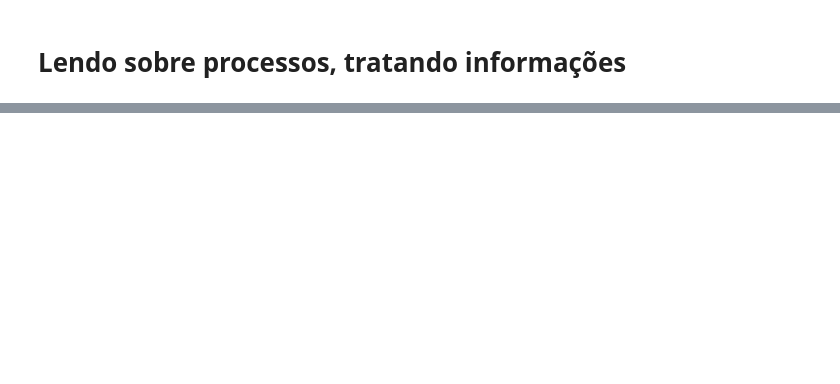
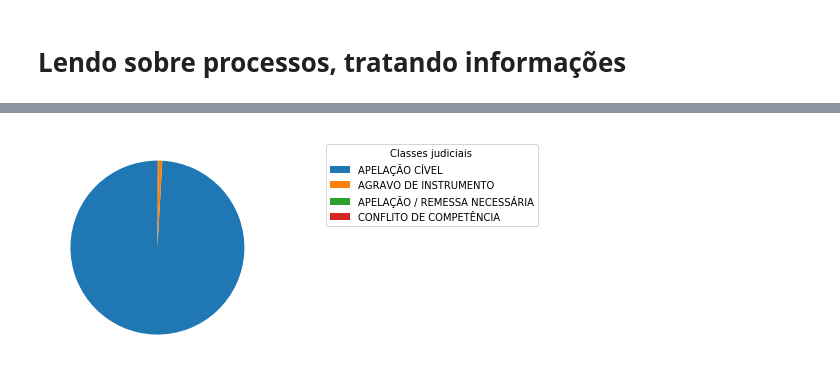
Before and after one commit to hitallow/data-analysis, a Jupyter notebook: PJE/pj3.ipynb, the cells around one changed output, grey strips where cells are left out. Drawn from its saved outputs; the diff is of its cells as text; code cells hidden in the pictures; blank space fills up the shorter version.

```diff
--- a/PJE/pj3.ipynb
+++ b/PJE/pj3.ipynb
@@ -204,0 +244,4 @@ processos.loc[2,'polo_passivo']
+# %%
+generetPie(processos.classe_judicial,'Classes judiciais')
+# %% [output]
+[figure, added]
```
Also changed, not shown: parts of 17 cells of this notebook.
